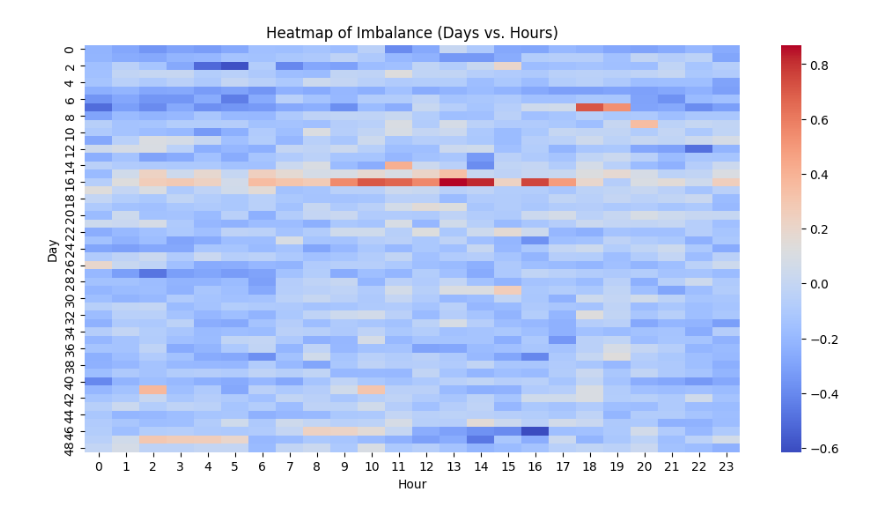
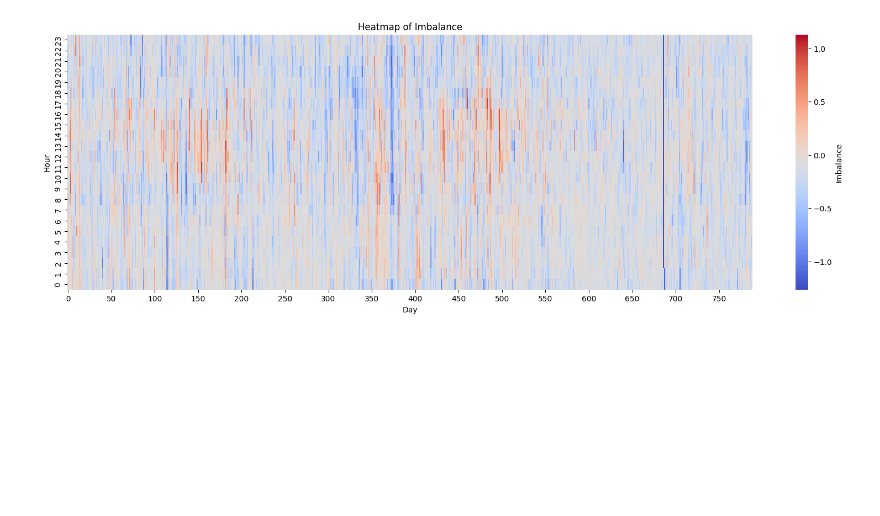
Before and after one commit to ThorneMadsen/Master, a Jupyter notebook: notebooks/VAE.ipynb, the cells around one changed output. Drawn from its saved outputs; the diff is of its cells as text; code cells hidden in the pictures; blank space fills up the shorter version.

```diff
--- a/notebooks/VAE.ipynb
+++ b/notebooks/VAE.ipynb
@@ -10,34 +10,36 @@ from torch.utils.data import DataLoader, TensorDataset, random_split
 # %%
 X = np.load("../data/X.npy")
 
 condition = X[:, :3, :]
 target = X[:, 3, :]
 
 cond_tensor = torch.tensor(condition, dtype=torch.float32)
 target_tensor = torch.tensor(target, dtype=torch.float32)
 
 dataset = TensorDataset(cond_tensor, target_tensor)
 
 cond_dim = 3 * 24
 target_dim = 24
 latent_dim = 16
 
 n_total = len(dataset)
 n_train = int(0.8 * n_total)
 n_val = n_total - n_train
 train_dataset, val_dataset = random_split(dataset, [n_train, n_val])
 
 train_loader = DataLoader(train_dataset, batch_size=8, shuffle=True)
 val_loader   = DataLoader(val_dataset, batch_size=8, shuffle=False)
 
-plt.figure(figsize=(12, 6))
-sns.heatmap(target, cmap='coolwarm', annot=False)
-plt.xlabel("Hour")
-plt.ylabel("Day")
+
+plt.figure(figsize=(20, 6))
+ax = sns.heatmap(target.T, cmap='coolwarm', cbar_kws={'label': 'Imbalance'}, xticklabels=50)
+ax.set_xlabel("Day")
+ax.set_ylabel("Hour")
 plt.title("Heatmap of Imbalance")
+plt.gca().invert_yaxis()
 plt.show()
 # %% [output]
-[figure, old version]
+[figure, new version]
 # %%
 class MLPBlock(nn.Module):
     def __init__(self, input_dim, dropout_prob=0.1):
```
Also changed, not shown: parts of 5 cells of this notebook, 22 other files.
